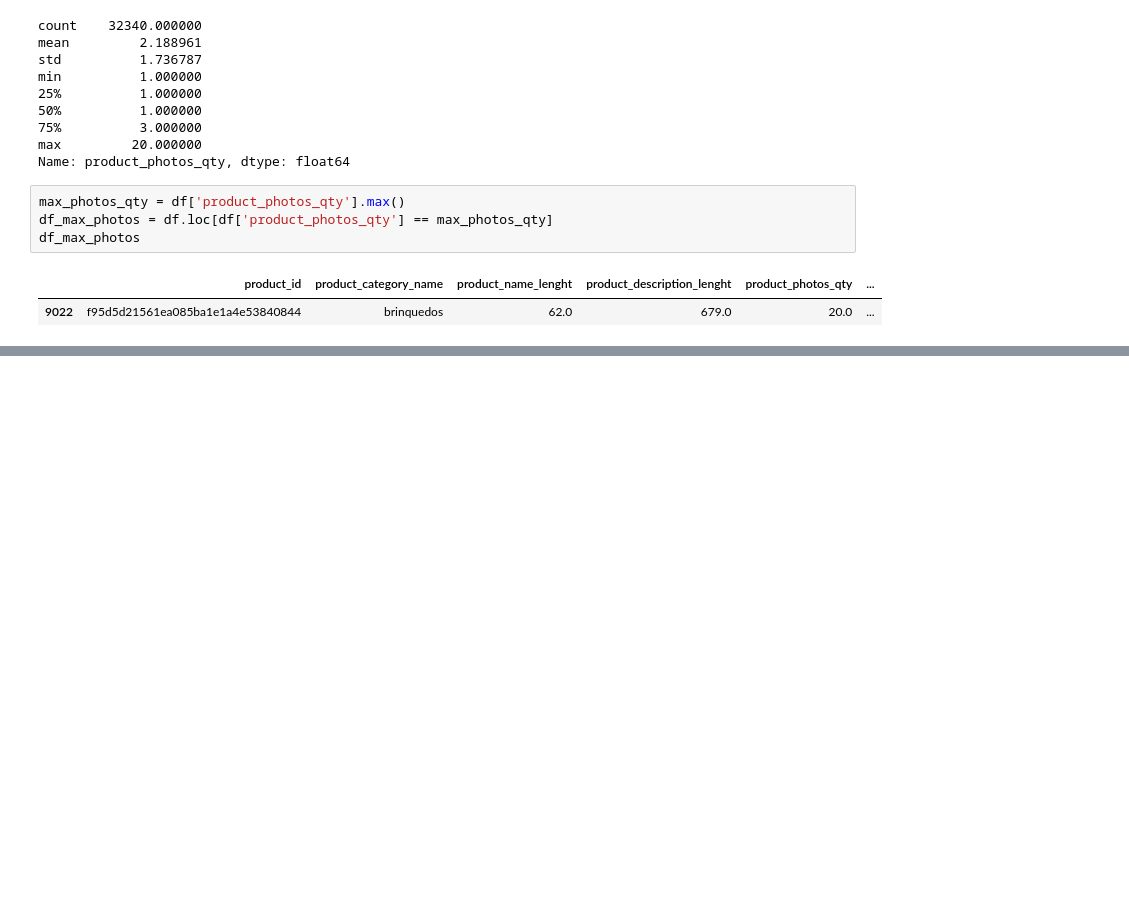
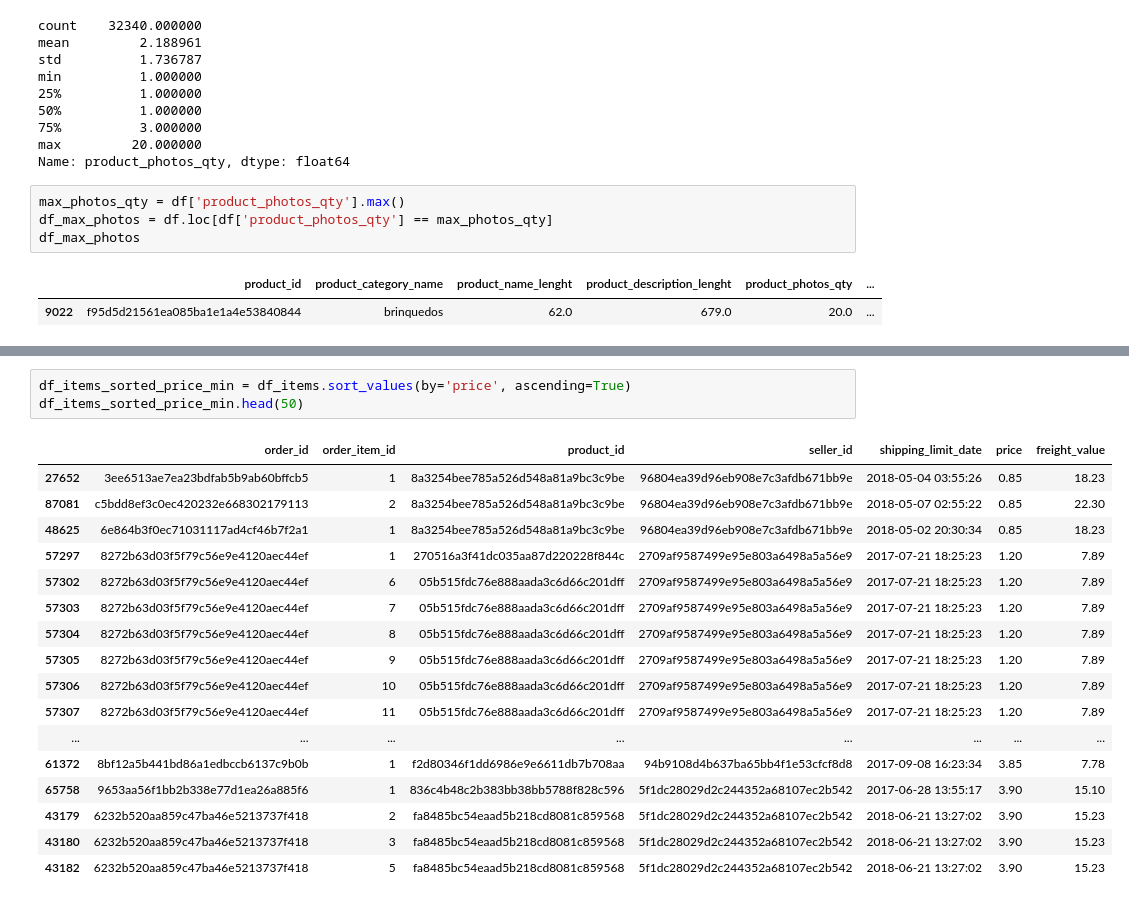
Before and after one commit to carolinarutililima/Trabalho_Final_Tecnicas_Prg, a Jupyter notebook: items_productos_sheet.ipynb, the cells around one changed output, grey strips where cells are left out. Saved outputs shown, nothing was run; the diff lists cells and outputs as text; blank space fills up the shorter version.

```diff
--- a/items_productos_sheet.ipynb
+++ b/items_productos_sheet.ipynb
@@ -235,0 +287,21 @@ df_items
+# %%
+df_items_sorted_price_min = df_items.sort_values(by='price', ascending=True)
+df_items_sorted_price_min.head(50)
+# %% [output]
+|  | order_id | order_item_id | product_id | seller_id | shipping_limit_date | price | freight_value |
+| 27652 | 3ee6513ae7ea23bdfab5b9ab60bffcb5 | 1 | 8a3254bee785a526d548a81a9bc3c9be | 96804ea39d96eb908e7c3afdb671bb9e | 2018-05-04 03:55:26 | 0.85 | 18.23 |
+| 87081 | c5bdd8ef3c0ec420232e668302179113 | 2 | 8a3254bee785a526d548a81a9bc3c9be | 96804ea39d96eb908e7c3afdb671bb9e | 2018-05-07 02:55:22 | 0.85 | 22.30 |
+| 48625 | 6e864b3f0ec71031117ad4cf46b7f2a1 | 1 | 8a3254bee785a526d548a81a9bc3c9be | 96804ea39d96eb908e7c3afdb671bb9e | 2018-05-02 20:30:34 | 0.85 | 18.23 |
+| 57297 | 8272b63d03f5f79c56e9e4120aec44ef | 1 | 270516a3f41dc035aa87d220228f844c | 2709af9587499e95e803a6498a5a56e9 | 2017-07-21 18:25:23 | 1.20 | 7.89 |
+| 57302 | 8272b63d03f5f79c56e9e4120aec44ef | 6 | 05b515fdc76e888aada3c6d66c201dff | 2709af9587499e95e803a6498a5a56e9 | 2017-07-21 18:25:23 | 1.20 | 7.89 |
+| 57303 | 8272b63d03f5f79c56e9e4120aec44ef | 7 | 05b515fdc76e888aada3c6d66c201dff | 2709af9587499e95e803a6498a5a56e9 | 2017-07-21 18:25:23 | 1.20 | 7.89 |
+| 57304 | 8272b63d03f5f79c56e9e4120aec44ef | 8 | 05b515fdc76e888aada3c6d66c201dff | 2709af9587499e95e803a6498a5a56e9 | 2017-07-21 18:25:23 | 1.20 | 7.89 |
+| 57305 | 8272b63d03f5f79c56e9e4120aec44ef | 9 | 05b515fdc76e888aada3c6d66c201dff | 2709af9587499e95e803a6498a5a56e9 | 2017-07-21 18:25:23 | 1.20 | 7.89 |
+| 57306 | 8272b63d03f5f79c56e9e4120aec44ef | 10 | 05b515fdc76e888aada3c6d66c201dff | 2709af9587499e95e803a6498a5a56e9 | 2017-07-21 18:25:23 | 1.20 | 7.89 |
+| 57307 | 8272b63d03f5f79c56e9e4120aec44ef | 11 | 05b515fdc76e888aada3c6d66c201dff | 2709af9587499e95e803a6498a5a56e9 | 2017-07-21 18:25:23 | 1.20 | 7.89 |
+| ... | ... | ... | ... | ... | ... | ... | ... |
+| 61372 | 8bf12a5b441bd86a1edbccb6137c9b0b | 1 | f2d80346f1dd6986e9e6611db7b708aa | 94b9108d4b637ba65bb4f1e53cfcf8d8 | 2017-09-08 16:23:34 | 3.85 | 7.78 |
+| 65758 | 9653aa56f1bb2b338e77d1ea26a885f6 | 1 | 836c4b48c2b383bb38bb5788f828c596 | 5f1dc28029d2c244352a68107ec2b542 | 2017-06-28 13:55:17 | 3.90 | 15.10 |
+| 43179 | 6232b520aa859c47ba46e5213737f418 | 2 | fa8485bc54eaad5b218cd8081c859568 | 5f1dc28029d2c244352a68107ec2b542 | 2018-06-21 13:27:02 | 3.90 | 15.23 |
+| 43180 | 6232b520aa859c47ba46e5213737f418 | 3 | fa8485bc54eaad5b218cd8081c859568 | 5f1dc28029d2c244352a68107ec2b542 | 2018-06-21 13:27:02 | 3.90 | 15.23 |
+| 43182 | 6232b520aa859c47ba46e5213737f418 | 5 | fa8485bc54eaad5b218cd8081c859568 | 5f1dc28029d2c244352a68107ec2b542 | 2018-06-21 13:27:02 | 3.90 | 15.23 |
```
Also changed, not shown: parts of 13 cells of this notebook.
